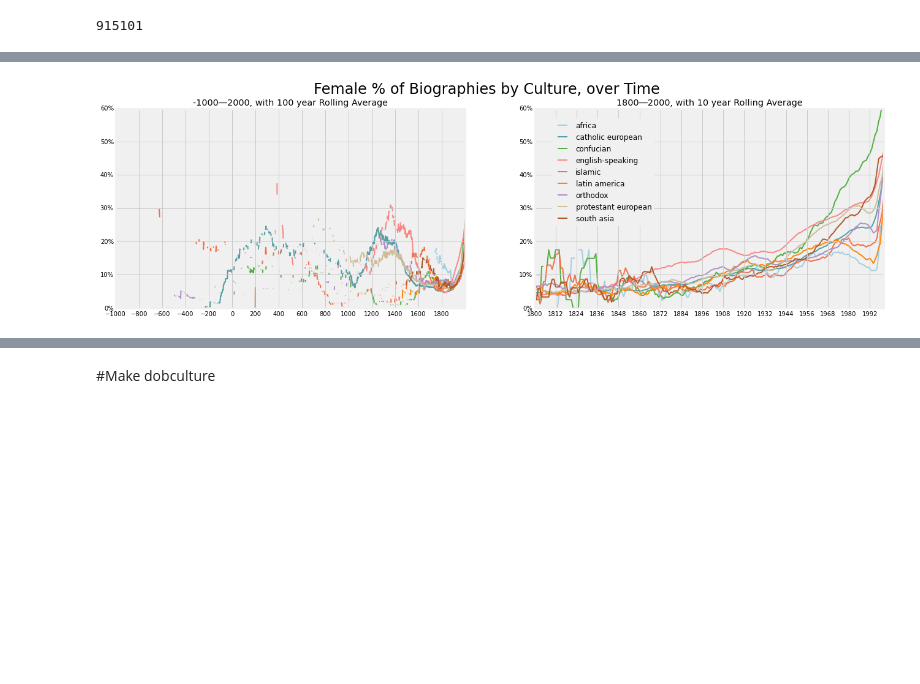
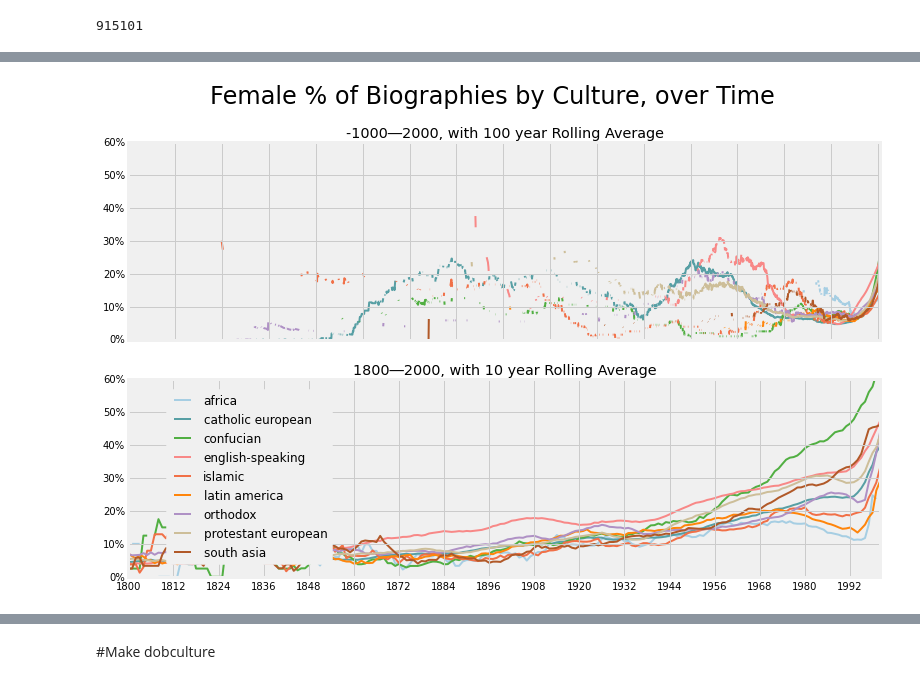
Before and after one commit to notconfusing/WIGI, a Jupyter notebook: World Cultures Analysis.ipynb, the cells around one changed output, grey strips where cells are left out. Drawn from its saved outputs; the diff is of its cells as text; code cells hidden in the pictures; blank space fills up the shorter version.

```diff
--- a/World Cultures Analysis.ipynb
+++ b/World Cultures Analysis.ipynb
@@ -276,0 +304,33 @@ for name, group in culture_groups:
+# %%
+perc_df = pd.DataFrame.from_dict(perc_dict)
+years = range(1800,2000,int(200/6.0))
+subbd_df = perc_df.ix[years]
+infogram = subbd_df
+infogram.to_csv('Magnus Gender analysis/infogram_pob_dob_cult.csv',index=True, encoding='utf-8')
+# %%
+fig, (full, modern) = plt.subplots(1,2, figsize=(20,6))
+
+end_year = 2000
+
+for start_year, ra_len, ax in zip((-1000,1800), (100,10), (full, modern)):
+    ra_dict = dict()
+    for name, series in perc_dict.iteritems():
+        ra_dict[name] = pd.rolling_mean(series, ra_len, min_periods=10)
+    cult_dob_per  = pd.DataFrame(ra_dict)
+
+    if start_year == 1800:
+        year_list = range(1900,end_year,10)
+        cult_dob_per.ix[years].to_csv('Magnus Gender analysis/infogram_pob_dob_cult.csv',index=True, encoding='utf-8')
+
+
+    cult_dob_per.plot(cmap='Paired', linewidth=2, ax=ax, legend=False,zorder=-ra_len)
+    ax.set_xlim((start_year, end_year))
+    ax.set_xticks(range(start_year, end_year,(end_year-start_year) / 16))
+    ax.set_ylim((0,0.6))
+    ax.set_title(u'{}—{}, with {} year Rolling Average'.format(start_year, end_year,ra_len))
+    ax.yaxis.set_major_formatter(matplotlib.ticker.FuncFormatter(lambda x, y: '{:.0%}'.format(x )))
+
+full.legend = legend(bbox_to_anchor=(0.05, 0.95), loc=2, borderaxespad=0)
+full.set_xticks(range(-1000, end_year,(end_year+1000) / 15))
+fig.suptitle('Female % of Biographies by Culture, over Time', fontsize=24)
+fig.subplots_adjust(top=0.88)
@@ -277,23 +339,23 @@ for name, group in culture_groups:
 # %%
-fig, (full, modern) = plt.subplots(1,2, figsize=(20,6))
+fig, (full, modern) = plt.subplots(2,1, figsize=(12,8), sharex=False)
 
 end_year = 2000
 
 for start_year, ra_len, ax in zip((-1000,1800), (100,10), (full, modern)):
     ra_dict = dict()
     for name, series in perc_dict.iteritems():
         ra_dict[name] = pd.rolling_mean(series, ra_len, min_periods=10)
     cult_dob_per  = pd.DataFrame(ra_dict)
     cult_dob_per.plot(cmap='Paired', linewidth=2, ax=ax, legend=False,zorder=-ra_len)
     ax.set_xlim((start_year, end_year))
     ax.set_xticks(range(start_year, end_year,(end_year-start_year) / 16))
     ax.set_ylim((0,0.6))
     ax.set_title(u'{}—{}, with {} year Rolling Average'.format(start_year, end_year,ra_len))
     ax.yaxis.set_major_formatter(matplotlib.ticker.FuncFormatter(lambda x, y: '{:.0%}'.format(x )))
 
 full.legend = legend(bbox_to_anchor=(0.05, 0.95), loc=2, borderaxespad=0)
-full.set_xticks(range(-1000, end_year,(end_year+1000) / 15))
+#full.set_xticks(range(-1000, end_year,(end_year+1000) / 15))
 fig.suptitle('Female % of Biographies by Culture, over Time', fontsize=24)
 fig.subplots_adjust(top=0.88)
 # %% [output]
-[figure, old version]
+[figure, new version]
```
Also changed, not shown: parts of 10 cells of this notebook, 21 other files.
